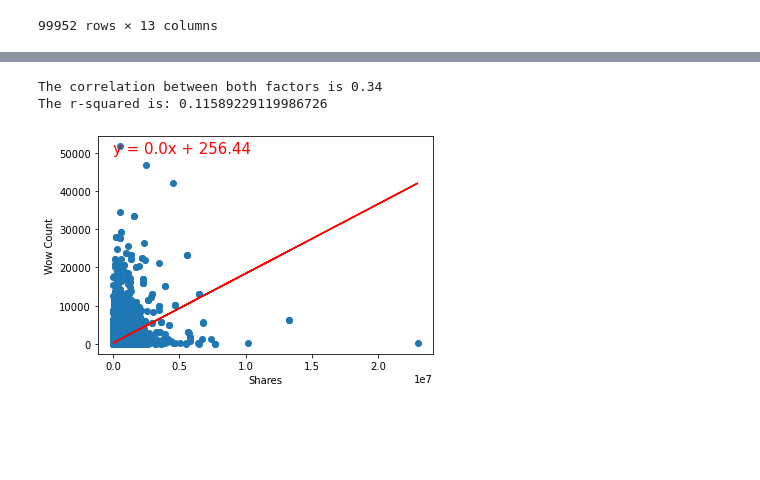
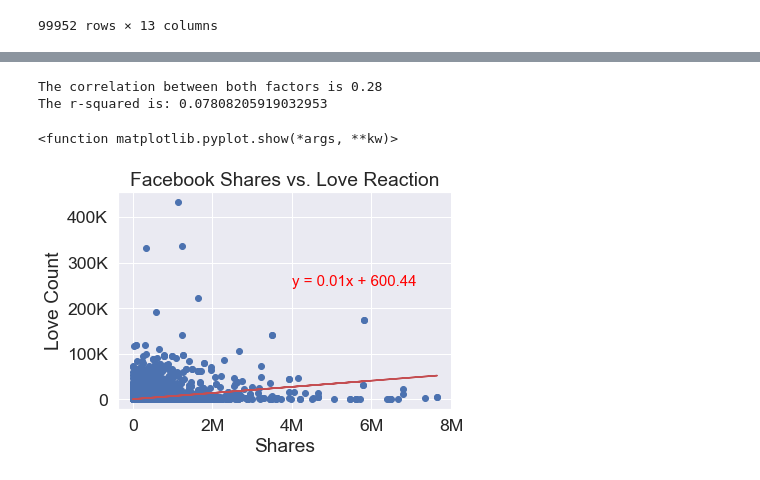
Before and after one commit to jakehtaylor/Classifying-Clickbait-Headlines, a Jupyter notebook: clean_dataframes.ipynb, the cells around one changed output, grey strips where cells are left out. Drawn from its saved outputs; the diff is of its cells as text; code cells hidden in the pictures; blank space fills up the shorter version.

```diff
--- a/clean_dataframes.ipynb
+++ b/clean_dataframes.ipynb
@@ -472,12 +422,15 @@ trump_angry = trump_df['angry_count'].sum()
 trump_emotions = ['Wow', 'Love', 'Haha', 'Sad', 'Angry']
 trump_sums = [trump_wow, trump_love, trump_haha, trump_sad, trump_angry]
 
+#seaborn formatting
+sns.set(font_scale=1.6, style = "whitegrid")
+
 #indicate colors for chart and explode stats
-colors = ["#5DFF6B", "#EC39A1", "#1BCEEC", "#F6D41B" , "#E41E26"]
+colors = ["#34A853", "#EC39A1", "#1BCEEC", "#F6D41B" , "#E41E26"]
 explode = (0, 0, 0, 0, 0.15)
 
 #chart title
-plt.title("Trump Article Facebook Emotional Reactions")
+plt.title("Trump Article Emotional Reactions")
 
 #create pie chart for Trump emotions
 plt.pie(trump_sums, explode=explode, labels=trump_emotions, colors=colors,
@@ -509,12 +462,15 @@ biden_angry = biden_df['angry_count'].sum()
 biden_emotions = ['Wow', 'Love', 'Haha', 'Sad', 'Angry']
 biden_sums = [biden_wow, biden_love, biden_haha, biden_sad, biden_angry]
 
+#seaborn formatting
+sns.set(font_scale=1.6, style = "whitegrid")
+
 #indicate colors for chart and explode stats
-colors = ["#5DFF6B", "#EC39A1", "#1BCEEC", "#F6D41B" , "#E41E26"]
-explode = (0, 0, 0, 0, 0.15)
+colors = ["#34A853", "#EC39A1", "#1BCEEC", "#F6D41B" , "#E41E26"]
+explode = (0, 0, 0.15, 0, 0)
 
 #chart title
-plt.title("Biden Article Facebook Emotional Reactions")
+plt.title("Biden Article Emotional Reactions")
 
 #create pie chart for Biden emotions
 plt.pie(biden_sums, explode=explode, labels=biden_emotions, colors=colors,
@@ -605,33 +614,45 @@ The r-squared is: 0.021352381906499098
 # %%
-#attempt at liner regression for shares vs. wow
+#liner regression for shares vs. love
 
 #correlation coefficient
-correlation = st.pearsonr(articles_df['total_facebook_shares'], articles_df['wow_count'])
+correlation = st.pearsonr(no_outlier_articles_df['total_facebook_shares'], no_outlier_articles_df['love_count'])
 print(f"The correlation between both factors is {round(correlation[0],2)}")
 
-#scatter plot of Article shares vs. Wow_count
-title = 'Facebook shares vs. Wow Reaction for Articles'
+#seaborn formatting
+sns.set(font_scale=1.6)
+
+#scatter plot of shares vs. love count
+plt.title ('Facebook Shares vs. Love Reaction')
 
 #linear regression
-x_values = articles_df['total_facebook_shares']
-y_values = articles_df['wow_count']
+x_values = no_outlier_articles_df['total_facebook_shares']
+y_values = no_outlier_articles_df['love_count']
 
 
 (slope, intercept, rvalue, pvalue, stderr) = linregress(x_values, y_values)
 regress_values = x_values * slope + intercept
 line_eq = "y = " + str(round(slope,2)) + "x + " + str(round(intercept,2))
 plt.scatter(x_values,y_values)
 plt.plot(x_values,regress_values,"r-")
-plt.annotate(line_eq,(4, 50000),fontsize=15,color="red")
+plt.annotate(line_eq,(4000000, 250000),fontsize=15,color="red")
 
 
+#labels and r value
+plt.xlabel('Shares')
+plt.ylabel('Love Count')
+print(f"The r-squared is: {rvalue**2}")
 
-plt.xlabel('Shares')
-plt.ylabel('Wow Count')
-print(f"The r-squared is: {rvalue**2}")
-plt.savefig('shares_vs_wow.png', dpi=300, bbox_inches = 'tight')
+#change labeling of the x-axis values
+ax = plt.gca()
+ax.xaxis.set_major_formatter(tick.FuncFormatter(reformat_large_tick_values))
+ax.yaxis.set_major_formatter(tick.FuncFormatter(reformat_large_tick_values))
+
+#save and display the figure
+plt.savefig('shares_vs_love.png', dpi=300, bbox_inches = 'tight')
+plt.show
 # %% [output]
-The correlation between both factors is 0.34
-The r-squared is: 0.11589229119986726
+The correlation between both factors is 0.28
+The r-squared is: 0.07808205919032953
+<function matplotlib.pyplot.show(*args, **kw)>
-[figure, old version]
+[figure, new version]
 # %%
```
Also changed, not shown: parts of 18 cells of this notebook, 28 other files.
